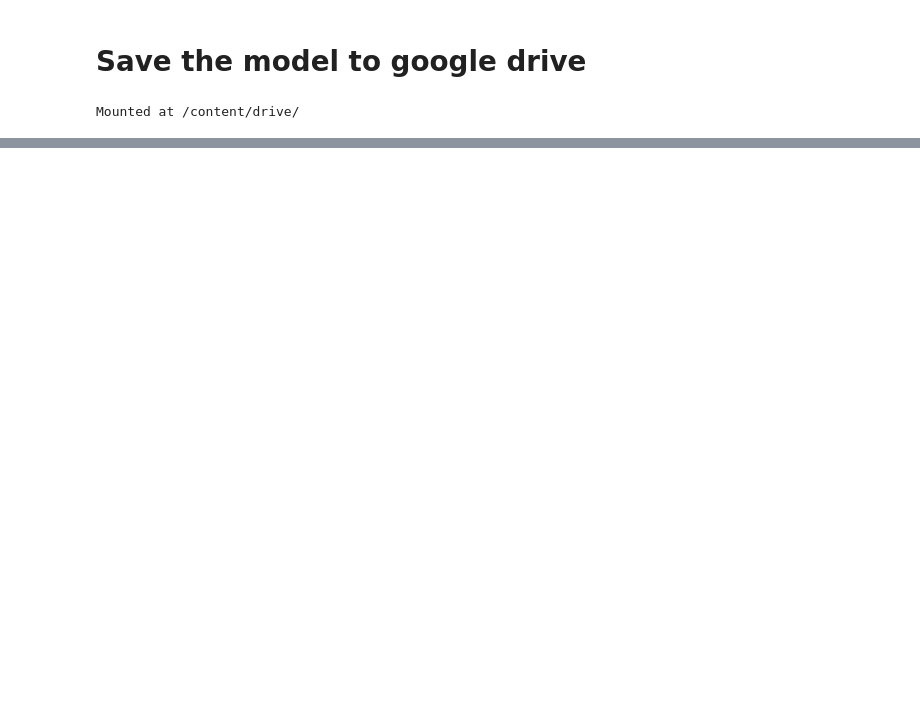
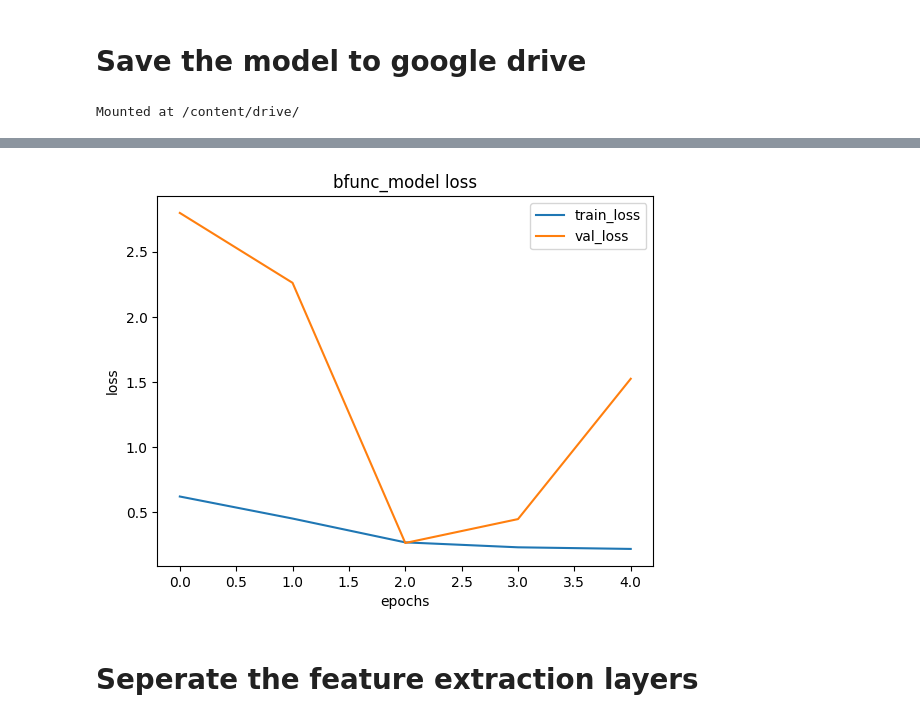
Before and after one commit to HidellaS/Malaria-Diagnosis, a Jupyter notebook: Maleria_Detection.ipynb, the cells around one changed output, grey strips where cells are left out. Drawn from its saved outputs; the diff is of its cells as text; code cells hidden in the pictures; blank space fills up the shorter version.

```diff
--- a/Maleria_Detection.ipynb
+++ b/Maleria_Detection.ipynb
@@ -361,0 +444,12 @@ Mounted at /content/drive/
+# %%
+plt.plot(history_2.history['loss'])
+plt.plot(history_2.history['val_loss'])
+plt.title('bfunc_model loss')
+plt.xlabel('epochs')
+plt.ylabel('loss')
+plt.legend(['train_loss', 'val_loss'])
+plt.show()
+# %% [output]
+[figure, added]
+# %% [markdown]
+# Seperate the feature extraction layers
```
Also changed, not shown: parts of 23 cells of this notebook.
